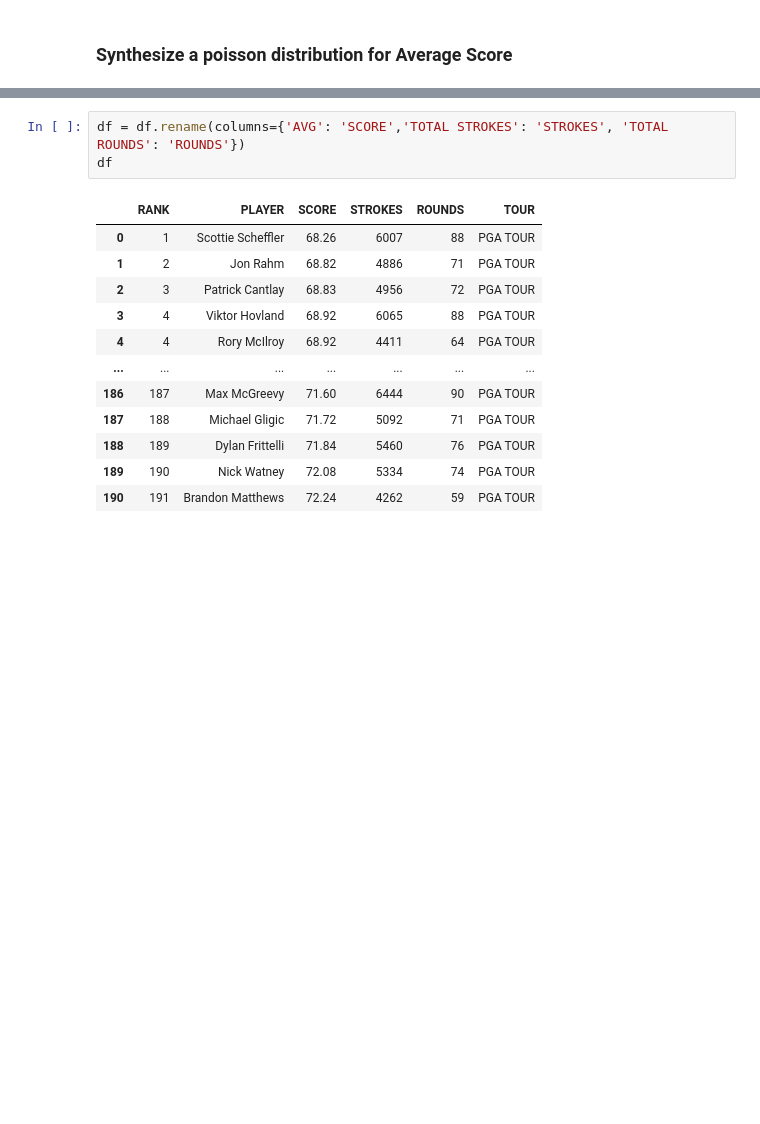
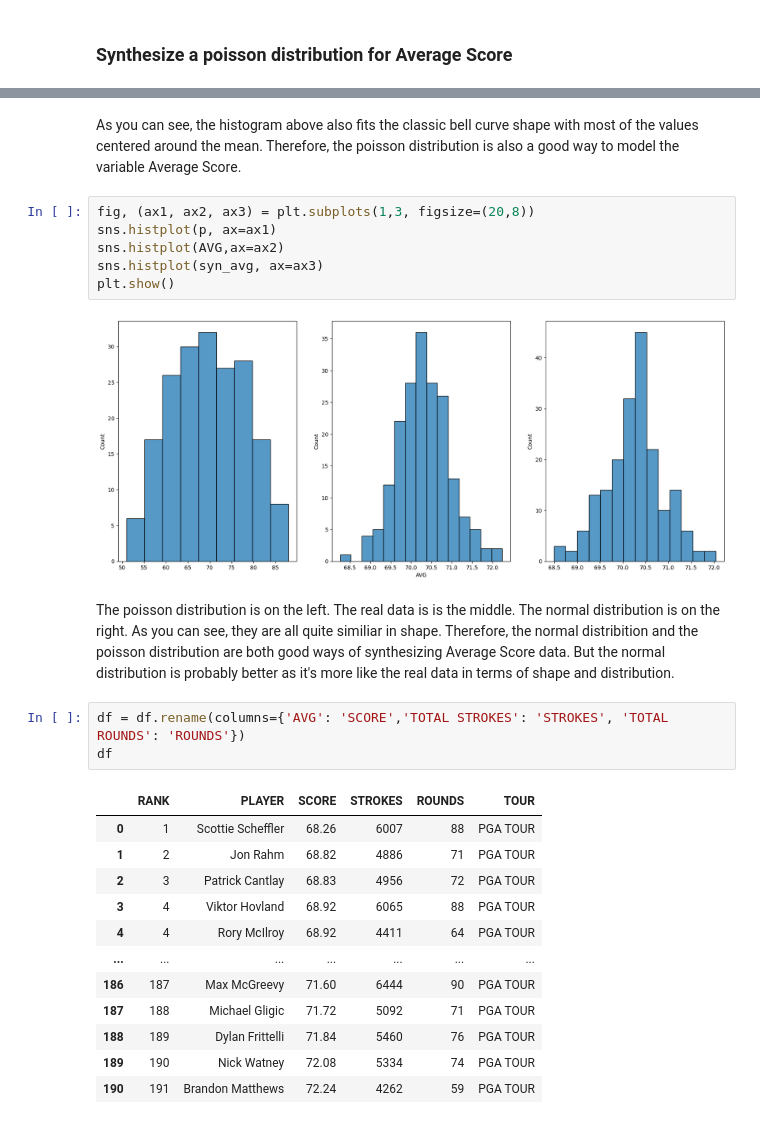
Before and after one commit to mickalleny2k/PfDA_Assignment, a Jupyter notebook: PfDA_Assignment.ipynb, the cells around one changed output, grey strips where cells are left out. Saved outputs shown, nothing was run; the diff lists cells and outputs as text; blank space fills up the shorter version.

Commit message:
Side-by-side histograms to compare distributions

```diff
--- a/PfDA_Assignment.ipynb
+++ b/PfDA_Assignment.ipynb
@@ -602,3 +602,15 @@ plt.show()
+# %% [markdown]
+As you can see, the histogram above also fits the classic bell curve shape with most of the values centered around the mean. Therefore, the poisson distribution is also a good way to model the variable Average Score.
+# %%
+fig, (ax1, ax2, ax3) = plt.subplots(1,3, figsize=(20,8))
+sns.histplot(p, ax=ax1)
+sns.histplot(AVG,ax=ax2)
+sns.histplot(syn_avg, ax=ax3)
+plt.show()
+# %% [output]
+[figure, added]
+# %% [markdown]
+The poisson distribution is on the left. The real data is is the middle. The normal distribution is on the right. As you can see, they are all quite similiar in shape. Therefore, the normal distribition and the poisson distribution are both good ways of synthesizing Average Score data. But the normal distribution is probably better as it's more like the real data in terms of shape and distribution.
 # %%
 df = df.rename(columns={'AVG': 'SCORE','TOTAL STROKES': 'STROKES', 'TOTAL ROUNDS': 'ROUNDS'})
 df
```
Also changed, not shown: parts of 109 cells of this notebook.
